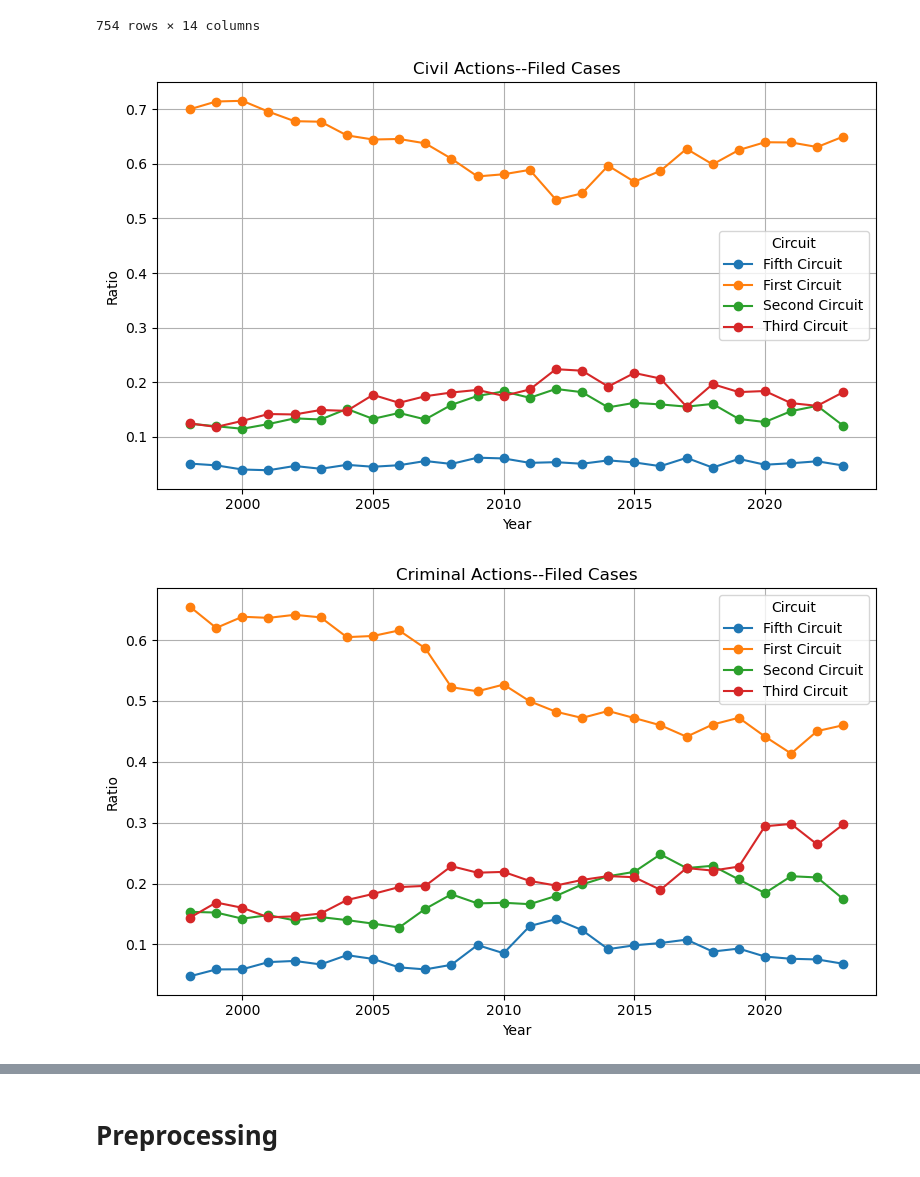
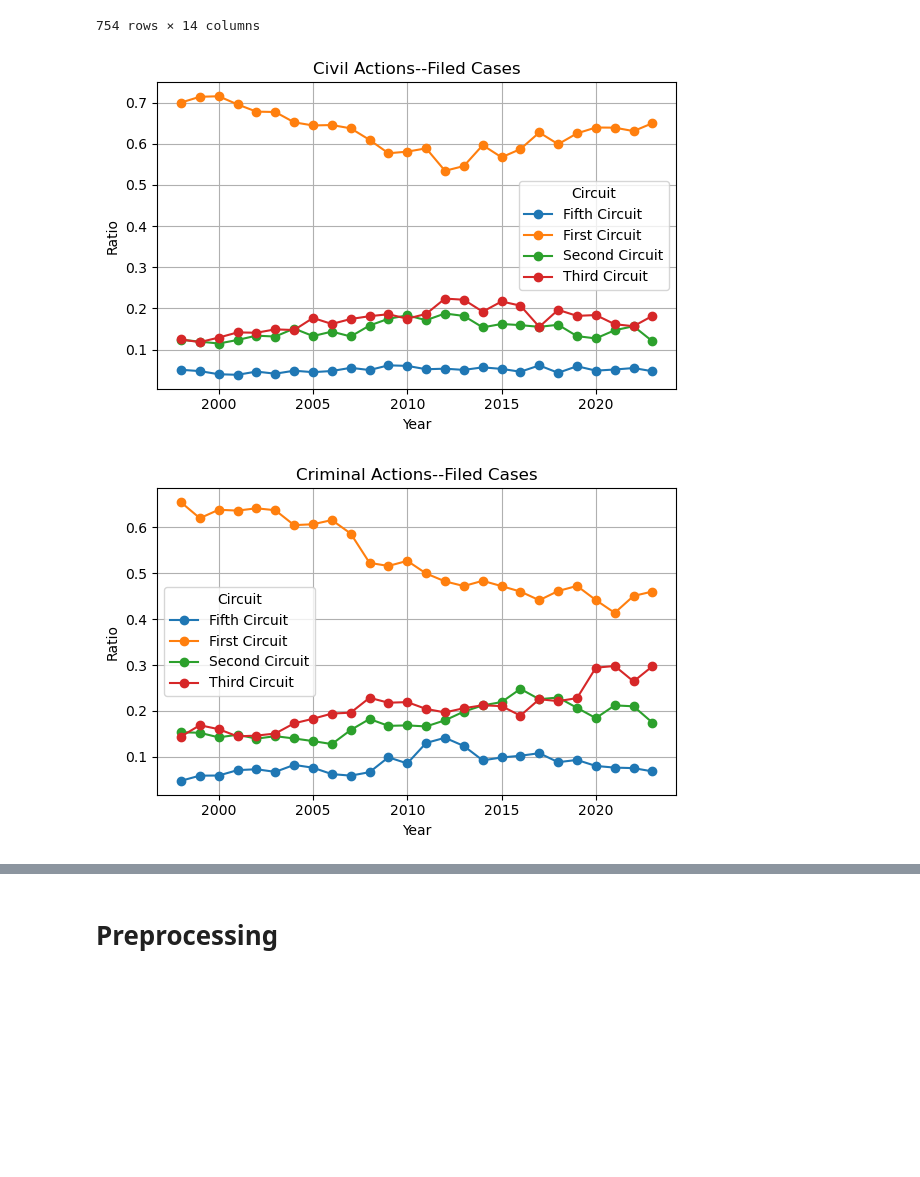
Before and after one commit to Hawaii-State-Judiciary/caseload_forecasting, a Jupyter notebook: Linear Regression/regression_analysis.ipynb, the cells around one changed output, grey strips where cells are left out. Saved outputs shown, nothing was run; the diff lists cells and outputs as text; code cells hidden in the pictures; blank space fills up the shorter version.

```diff
--- a/Linear Regression/regression_analysis.ipynb
+++ b/Linear Regression/regression_analysis.ipynb
@@ -111,29 +111,29 @@ df_caseload
 # %%
 ## Plot ratios for each type of filed cases
 # Group data by Case. COA cases were removed from the plot since the ratio is always one as the only one available
 actions = df_caseload[df_caseload['Circuit'] != 'COA']['Type of Action'].unique()
 
 # Plot each Case separately
 for action in actions:
     # Filter the data for the current Action
     action_df = df_caseload[df_caseload['Type of Action'] == action]
 
     # Pivot data for easier plotting
     pivot_df = action_df.pivot_table(index='Year', columns='Circuit', values='Ratio_Filed')
 
     # Plot
-    plt.figure(figsize=(8, 5))
+    plt.figure(figsize=(6, 4))
     for circuit in pivot_df.columns:
         plt.plot(pivot_df.index, pivot_df[circuit], marker='o', label=f'{circuit}')
 
     # Add labels, title, and legend
     plt.xlabel('Year')
     plt.ylabel('Ratio')
     plt.title(f'{action}--Filed Cases')
     plt.legend(title='Circuit')
     plt.grid(True)
     plt.tight_layout()
     plt.show()
 # %% [output]
-[figure, old version]
+[figure, new version]
-[figure, old version]
+[figure, new version]
```
Also changed, not shown: parts of 14 cells of this notebook.
